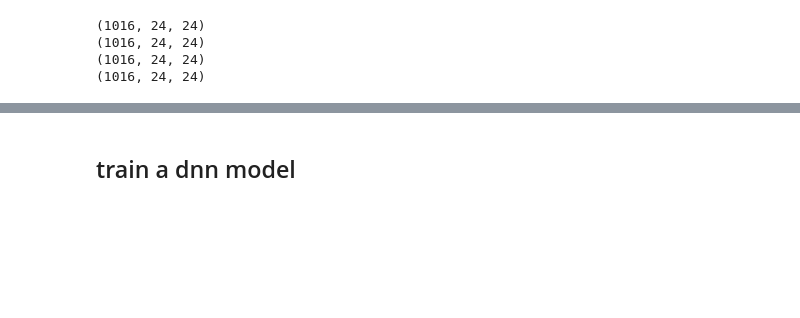
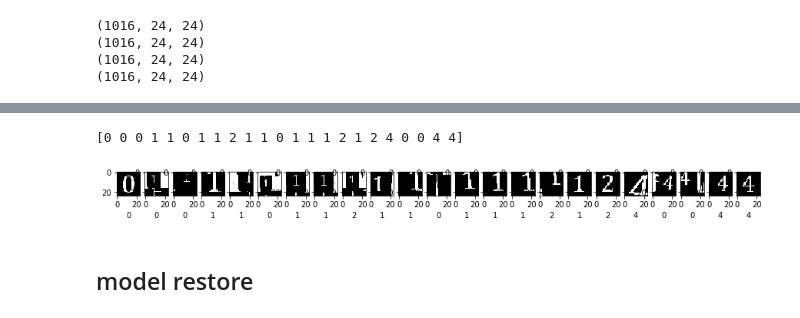
Before and after one commit to wyllmein2000/identify1024, a Jupyter notebook: main_printed_digit.ipynb, the cells around one changed output, grey strips where cells are left out. Drawn from its saved outputs; the diff is of its cells as text; code cells hidden in the pictures; blank space fills up the shorter version.

Commit message:
train dnn & cnn model

```diff
--- a/main_printed_digit.ipynb
+++ b/main_printed_digit.ipynb
@@ -118,9 +111,3 @@ for i in range(-2, 3):
 
         data = np.concatenate((data, augdata), axis=0)
         label = np.hstack((label, augy))
-# %%
-print(data.shape)
-print(data.shape, label.shape)
-print(label)
-for i in range(-2, 3):
-    print(i)
@@ -181,0 +307,20 @@ plt.show()
+# %%
+x_real_ = np.reshape(x_real, (len(x_real), 24, 24))
+y_real_ = one_hot_encode(y_real, num_classes)
+
+save_model = save_path
+
+loaded_graph = tf.Graph()
+with tf.Session(graph=loaded_graph) as sess:
+    loader = tf.train.import_meta_graph(save_model + '.meta')
+    loader.restore(sess, save_model)
+    loaded_x = loaded_graph.get_tensor_by_name('x:0')
+    loaded_y = loaded_graph.get_tensor_by_name('y:0')
+    loaded_p = loaded_graph.get_tensor_by_name('p:0')
+    loaded_logit = loaded_graph.get_tensor_by_name('logit:0')
+    loaded_accuracy = loaded_graph.get_tensor_by_name('accuracy:0')
+
+    y_pred = sess.run(loaded_logit, feed_dict={loaded_x: x_real_, loaded_p: 1.0})
+    test_accuracy = sess.run(loaded_accuracy, feed_dict={loaded_x: x_real_, loaded_y: y_real_, loaded_p: 1.0})
+    print("Test Accuracy = {:.3f}".format(test_accuracy))
+    print(y_pred)
@@ -182,2 +333,22 @@ plt.show()
+# %%
+y_pred_i = y_pred.argmax(1)
+y_label = y_pred_i
+y_label[y_pred_i == 3] = 4
+print(y_pred_i)
+
+plt.figure(figsize=(15, 3))
+
+for i in range(n):
+    plt.subplot(1, n, i + 1)
+
+    pic = np.reshape(x_real[i,:,:,:], (nh, nh))
+
+    plt.imshow(pic, cmap='gray')
+    plt.xlabel(str(y_label[i]))
+
+plt.show()
+# %% [output]
+[0 0 0 1 1 0 1 1 2 1 1 0 1 1 1 2 1 2 4 0 0 4 4]
+[figure, added]
 # %% [markdown]
-## train a dnn model ##
+## model restore ##
```
Also changed, not shown: parts of 35 cells of this notebook, 42 other files.
